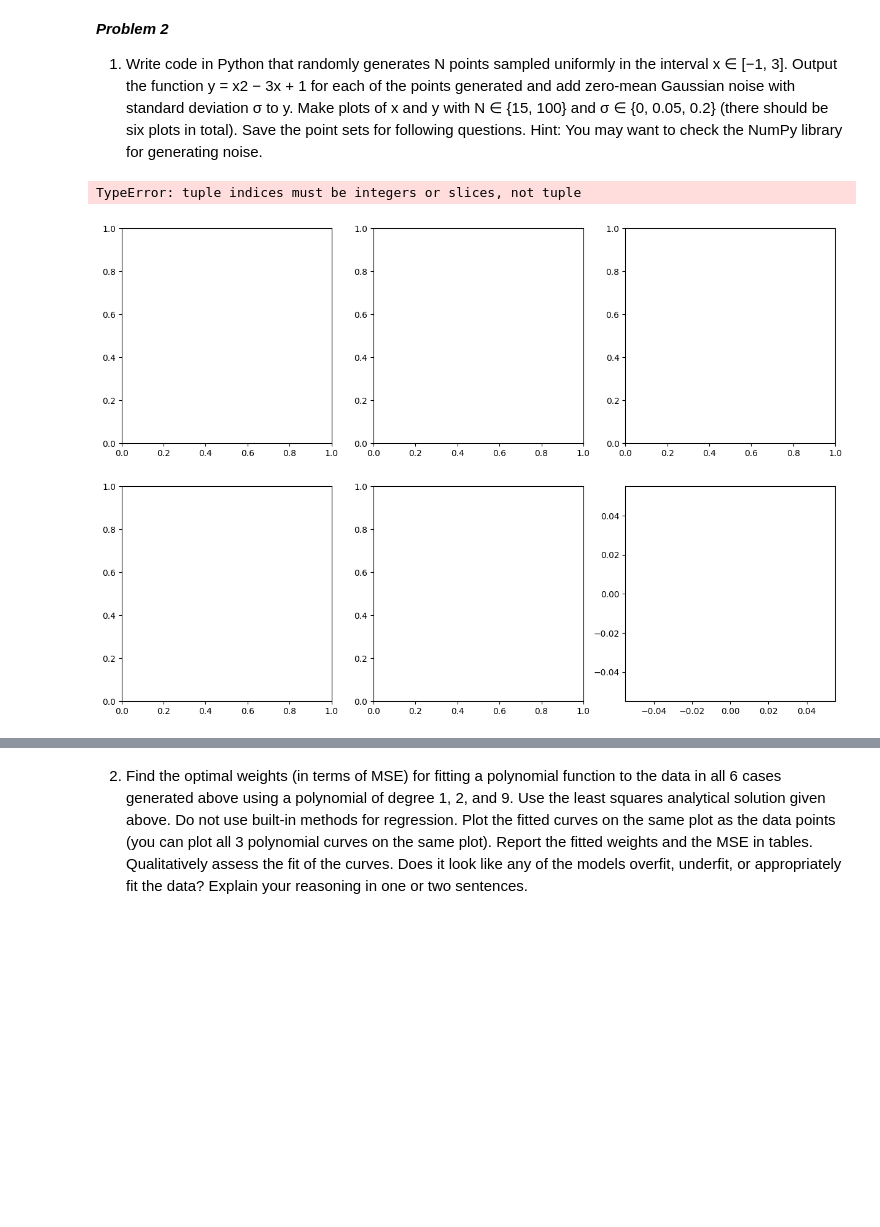
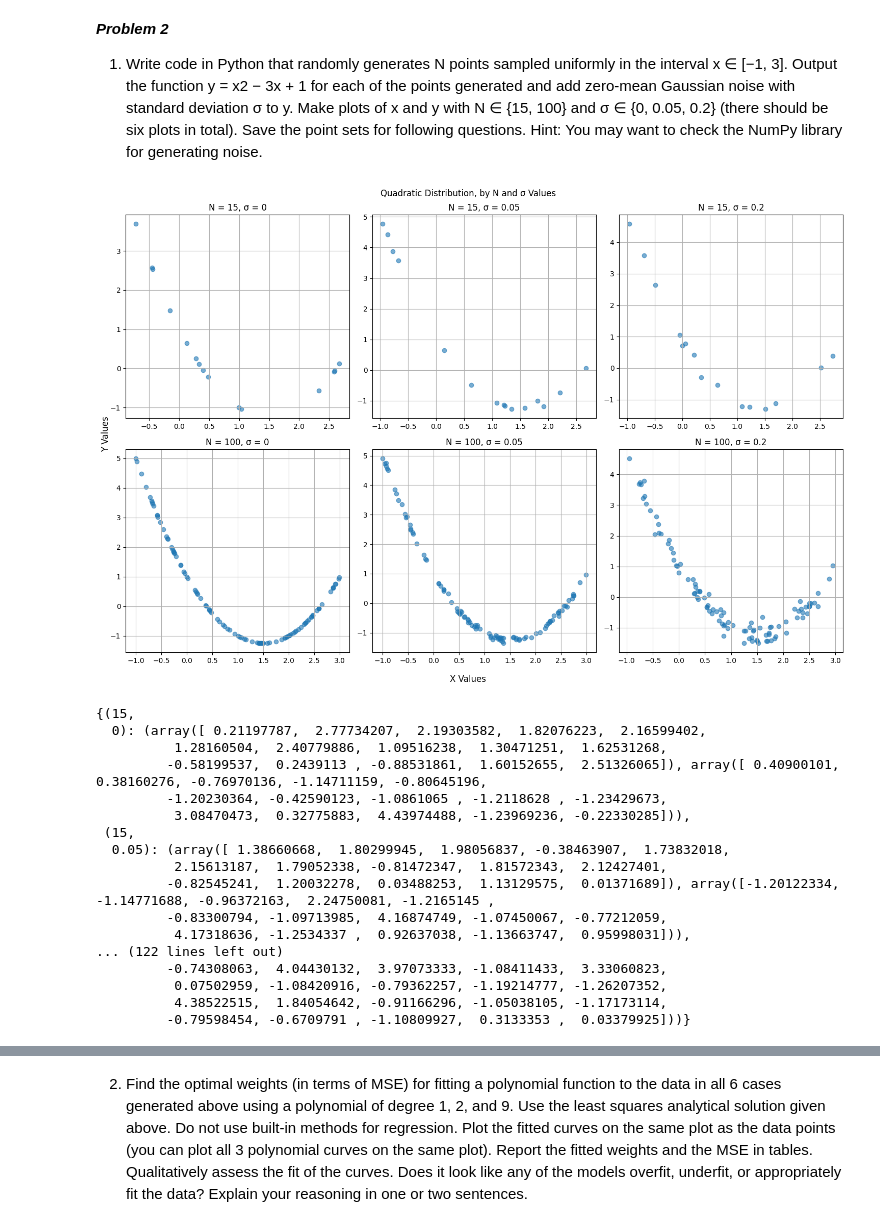
Before and after one commit to mirandahectora/cpsc-452, a Jupyter notebook: CPSC 452/Homework 1/mirandaplazah_homework1.ipynb, the cells around one changed output, grey strips where cells are left out. Cells and saved outputs as stored; diff of their text form; code cells hidden in the pictures; blank space fills up the shorter version.

```diff
--- a/CPSC 452/Homework 1/mirandaplazah_homework1.ipynb
+++ b/CPSC 452/Homework 1/mirandaplazah_homework1.ipynb
@@ -17,34 +19,56 @@ noise with standard deviation σ to y. Make plots of x and y with N ∈ {15, 100
 (there should be six plots in total). Save the point sets for following questions.
 Hint: You may want to check the NumPy library for generating noise.
 # %%
-N = [15, 100]
-sigma = [0.05, 0.2]
-plots = plt.subplots(2, 3, figsize=(15, 10))
+nvalue = [15, 100]
+svalue = [0, 0.05, 0.2]
+plots, axes = plt.subplots(2, 3, figsize=(15, 10))
+plots.suptitle("Quadratic Distribution, by N and σ Values")
+plots.supxlabel("X Values")
+plots.supylabel("Y Values")
 
 def noisegen(N, sigma):
         x = np.random.uniform(-1, 3, N)
         y_pre = x**2 - 3*x + 1
         gnoise = np.random.normal(0, sigma, N)
 
         y = y_pre + gnoise
 
         return(x, y)
 
 
-for i in enumerate(N):
-    for j in sigma:
-          x, y = noisegen(i, j)
-          plt.scatter(x, y)
+for i, N in enumerate(nvalue):
+    for j, σ in enumerate(svalue):
+          x, y = noisegen(N, σ)
 
-          plots[i, j].scatter(x, y, alpha=0.6, label=f'Noisy points')
+          axes[i, j].scatter(x, y, alpha = 0.6)
+          axes[i, j].set_title(f"N = {N}, σ = {σ}")
+          axes[i, j].grid()
 
-        # Plot true function
-          x_true = np.linspace(-1, 3, 100)
-          y_true = x_true**2 - 3*x_true + 1
-          plots[i, j].plot(x_true, y_true, 'r-', label='True function')
 
 plt.tight_layout()
 plt.show()
+
+points = {}
+for N in nvalue:
+    for sigma in svalue:
+        x, y = noisegen(N, sigma)
+        points[(N, sigma)] = (x, y)
 # %% [output]
+[figure, new version]
-TypeError: tuple indices must be integers or slices, not tuple
+{(15,
+  0): (array([ 0.21197787,  2.77734207,  2.19303582,  1.82076223,  2.16599402,
+          1.28160504,  2.40779886,  1.09516238,  1.30471251,  1.62531268,
+         -0.58199537,  0.2439113 , -0.88531861,  1.60152655,  2.51326065]), array([ 0.40900101,  0.38160276, -0.76970136, -1.14711159, -0.80645196,
+         -1.20230364, -0.42590123, -1.0861065 , -1.2118628 , -1.23429673,
+          3.08470473,  0.32775883,  4.43974488, -1.23969236, -0.22330285])),
+ (15,
+  0.05): (array([ 1.38660668,  1.80299945,  1.98056837, -0.38463907,  1.73832018,
+          2.15613187,  1.79052338, -0.81472347,  1.81572343,  2.12427401,
+         -0.82545241,  1.20032278,  0.03488253,  1.13129575,  0.01371689]), array([-1.20122334, -1.14771688, -0.96372163,  2.24750081, -1.2165145 ,
+         -0.83300794, -1.09713985,  4.16874749, -1.07450067, -0.77212059,
+          4.17318636, -1.2534337 ,  0.92637038, -1.13663747,  0.95998031])),
+... (122 lines left out)
+         -0.74308063,  4.04430132,  3.97073333, -1.08411433,  3.33060823,
+          0.07502959, -1.08420916, -0.79362257, -1.19214777, -1.26207352,
+          4.38522515,  1.84054642, -0.91166296, -1.05038105, -1.17173114,
+         -0.79598454, -0.6709791 , -1.10809927,  0.3133353 ,  0.03379925]))}
-[figure, old version]
```
Also changed, not shown: parts of 5 cells of this notebook.
